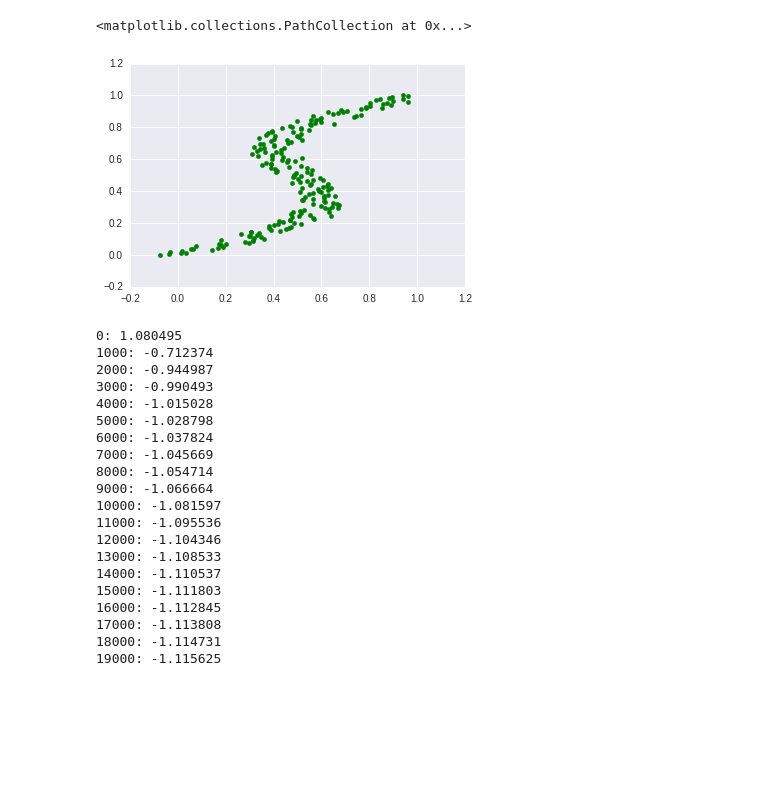
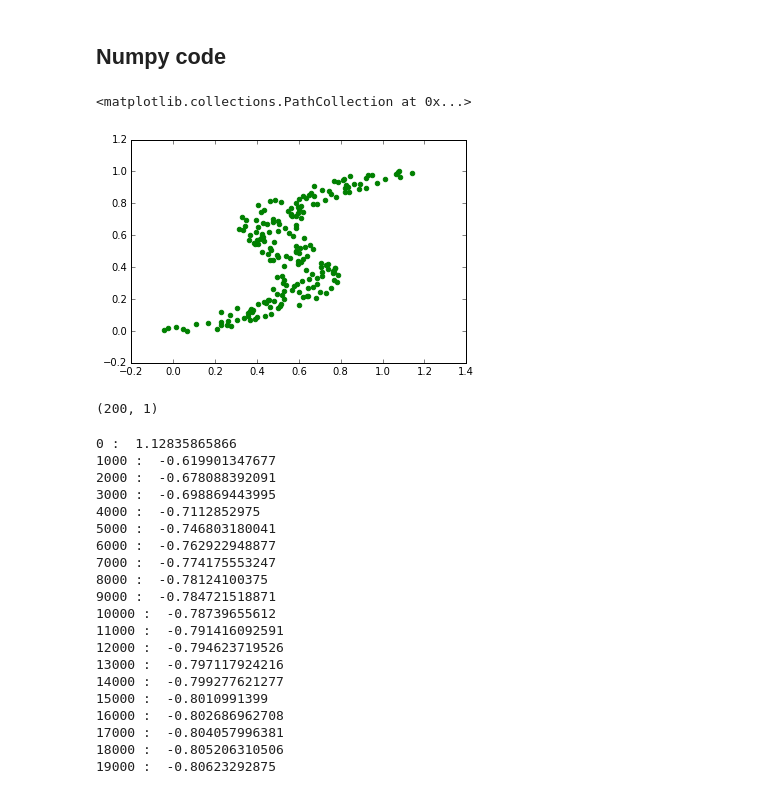
Before and after one commit to davidbp/connectionist, a Jupyter notebook: bayesianNNet/mixture_density_networks.ipynb, the cells around one changed output. Cells and saved outputs as stored; diff of their text form; code cells hidden in the pictures; blank space fills up the shorter version.

```diff
--- a/bayesianNNet/mixture_density_networks.ipynb
+++ b/bayesianNNet/mixture_density_networks.ipynb
@@ -88,6 +90,8 @@ A straight implementation of MDN would cause a lot of NaNs.
 - Computing the log-likelihood of the MLP is easy, it’s just the log of a Gaussian, with the output of the network as the mean, and its variance is the maximum likelihood estimate from the data, which turns out to be the MSE.
 # %%
 #### Code from A.Karpathy
+# %% [markdown]
+## Numpy code
 # %%
 import h5py
 import scipy
@@ -100,12 +104,12 @@ import math
 # %%
 # generate some 1D regression data (reproducing Bishop book data, page 273).
 # Note that the P(y|x) is not a nice distribution. E.g. it has three modes for x ~= 0.5
 N = 200
 X = np.linspace(0,1,N)
-Y = X + 0.3 * np.sin(2*3.1415926*X) + np.random.uniform(-0.1, 0.1, N)
+Y = X + 0.3 * np.sin(2*3.1415926*X) + np.random.uniform(-0.1, 0.2, N)
 X,Y = Y,X
 plt.scatter(X,Y,color='g')
 # %% [output]
 <matplotlib.collections.PathCollection at 0x...>
-[figure, old version]
+[figure, new version]
 # %%
@@ -206,6 +208,10 @@ def drawContour(m):
 nb = N # full batch
 xbatch = np.reshape(X[:nb], (1,nb))
 ybatch = np.reshape(Y[:nb], (1,nb))
+# %%
+xbatch.T.shape
+# %% [output]
+(200, 1)
 # %%
 # optimize
 lr = 1e-2
@@ -214,31 +220,32 @@ for k in m.keys(): mem[k] = np.zeros_like(m[k]) # init adagrad
 for k in range(20000):
     loss, grad, stats = mdn_loss(xbatch, ybatch, m)
     if k % 1000 == 0:
-        print '%d: %f' % (k, loss)
-    for k,v in grad.iteritems():
+        print (k, ": ", loss)
+
+    for k,v in grad.items():
         mem[k] += grad[k]**2
         m[k] += -lr * grad[k] / np.sqrt(mem[k] + 1e-8)
 # %% [output]
-0: 1.080495
-1000: -0.712374
-2000: -0.944987
-3000: -0.990493
-4000: -1.015028
-5000: -1.028798
-6000: -1.037824
-7000: -1.045669
-8000: -1.054714
-9000: -1.066664
-10000: -1.081597
-11000: -1.095536
-12000: -1.104346
-13000: -1.108533
-14000: -1.110537
-15000: -1.111803
-16000: -1.112845
-17000: -1.113808
-18000: -1.114731
-19000: -1.115625
+0 :  1.12835865866
+1000 :  -0.619901347677
+2000 :  -0.678088392091
+3000 :  -0.698869443995
+4000 :  -0.7112852975
+5000 :  -0.746803180041
+6000 :  -0.762922948877
+7000 :  -0.774175553247
+8000 :  -0.78124100375
+9000 :  -0.784721518871
+10000 :  -0.78739655612
+11000 :  -0.791416092591
+12000 :  -0.794623719526
+13000 :  -0.797117924216
+14000 :  -0.799277621277
+15000 :  -0.8010991399
+16000 :  -0.802686962708
+17000 :  -0.804057996381
+18000 :  -0.805206310506
+19000 :  -0.80623292875
 # %%
 drawContour(m)
 # %% [output]
```
Also changed, not shown: parts of 5 cells of this notebook, 1 other file.
